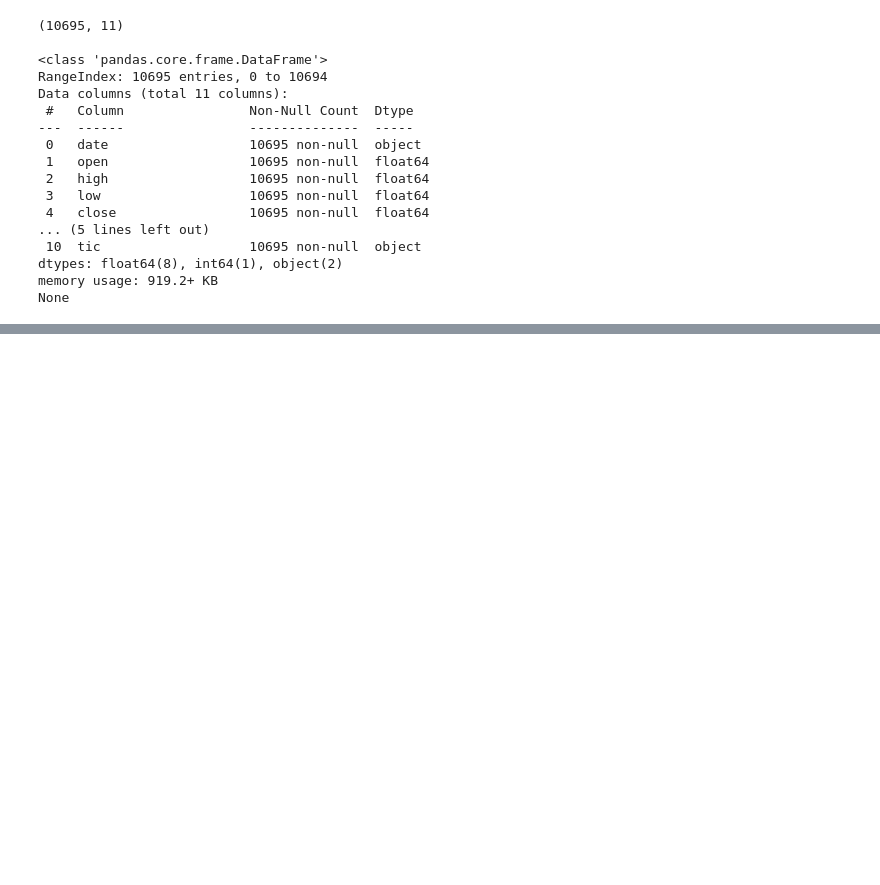
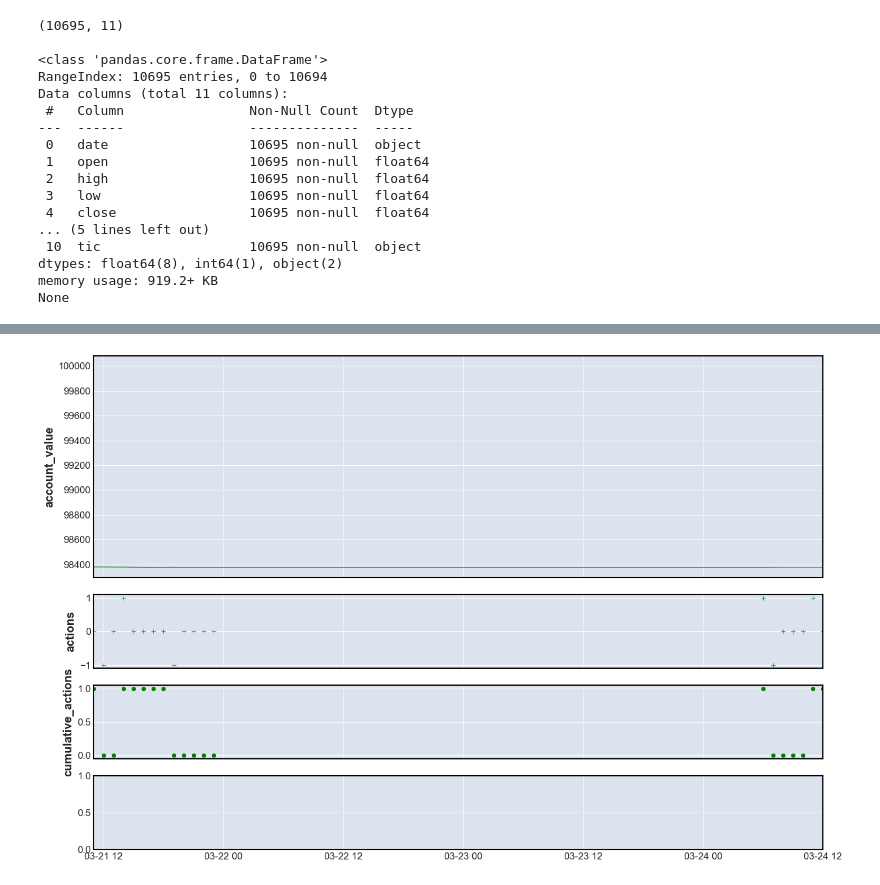
Before and after one commit to eilyich/alqotrading_beta, a Jupyter notebook: development_custom_env.ipynb, the cells around one changed output, grey strips where cells are left out. Drawn from its saved outputs; the diff is of its cells as text; code cells hidden in the pictures; blank space fills up the shorter version.

```diff
--- a/development_custom_env.ipynb
+++ b/development_custom_env.ipynb
@@ -708,7 +765,7 @@ except ValueError:
     df['date'] = pd.to_datetime(df['date'])
     df_output = df.merge(df_actions, on='date', how='left').merge(df_values, on='date', how='left').merge(df_rewards, on='date', how='left')
 
-df_output['actions'] = df_output['actions'].dropna().apply(lambda x: int(x.strip('[]')))
+df_output['actions'] = df_output['actions'].dropna().apply(lambda x: int(float(x.strip('[]'))))
 df_output['actions'] = df_output['actions'].fillna(0).astype(int)
 df_output['cumulative_actions'] = df_output['actions'].cumsum()
 df_output['account_rewards'] = df_output['account_rewards'].fillna(0).astype(int)
@@ -717,26 +774,28 @@ df_output['market_yeld'] = df_output['close'] * (df_output.loc[0, 'account_value
 # %%
 fig, ax = plt.subplots(4,1,figsize=(14, 9), sharex=True, height_ratios=[3,1,1,1])
 
-sns.lineplot(x='date', y='market_yeld', data=df_output, ax=ax[0], color='grey', lw=0.8)
-# sns.lineplot(x='date', y=((df_output['cumulative_actions'] * df_output['close']) + df_output['close'].iloc[0]).pct_change().fillna(0).cumsum(), data=df_output, ax=ax[0], color='red', lw=0.8)
+# sns.lineplot(x='date', y='market_yeld', data=df_output, ax=ax[0], color='grey', lw=0.8)
+# # sns.lineplot(x='date', y=((df_output['cumulative_actions'] * df_output['close']) + df_output['close'].iloc[0]).pct_change().fillna(0).cumsum(), data=df_output, ax=ax[0], color='red', lw=0.8)
 sns.lineplot(x='date', y='account_value', data=df_output, ax=ax[0], color='green', lw=0.8)
 sns.scatterplot(x='date', y='actions', data=df_output, ax=ax[1], color='green', marker='+')
-sns.lineplot(x='date', y='cumulative_actions', data=df_output, ax=ax[2], color='green')
-# sns.scatterplot(x='date', y='account_rewards', data=df_output, ax=ax[3], color='black', marker='+')
-sns.lineplot(x='date', y='cumulative_rewards', data=df_output, ax=ax[3], color='black', lw=0.8)
+sns.scatterplot(x='date', y='cumulative_actions', data=df_output, ax=ax[2], color='green')
+# # sns.scatterplot(x='date', y='account_rewards', data=df_output, ax=ax[3], color='black', marker='+')
+# sns.lineplot(x='date', y='cumulative_rewards', data=df_output, ax=ax[3], color='black', lw=0.8)
 
-plt.axhline(0, color='grey', linestyle='--', lw=0.7)
-plt.sca(ax[0])
-plt.axhline(env_kwargs['initial_amount'], color='black', linestyle='--', lw=0.7)
+# plt.axhline(0, color='grey', linestyle='--', lw=0.7)
+# plt.sca(ax[0])
+# plt.axhline(env_kwargs['initial_amount'], color='black', linestyle='--', lw=0.7)
 
-final_value = int(df_output.iloc[-1]['account_value'])
-final_market_value = int(df_output.iloc[-1]['market_yeld'])
-plt.text(df_output['date'].iloc[-1], final_value + env_kwargs['initial_amount'] / 50, final_value, fontsize=8, color='darkgreen')
-plt.text(df_output['date'].iloc[-1], final_market_value + env_kwargs['initial_amount'] / 50, final_market_value, fontsize=8, color='grey')
-plt.sca(ax[1])
-plt.axhline(0, color='grey', linestyle='--', lw=0.7)
+# final_value = int(df_output.iloc[-1]['account_value'])
+# final_market_value = int(df_output.iloc[-1]['market_yeld'])
+# plt.text(df_output['date'].iloc[-1], final_value + env_kwargs['initial_amount'] / 50, final_value, fontsize=8, color='darkgreen')
+# plt.text(df_output['date'].iloc[-1], final_market_value + env_kwargs['initial_amount'] / 50, final_market_value, fontsize=8, color='grey')
+# plt.sca(ax[1])
+# plt.axhline(0, color='grey', linestyle='--', lw=0.7)
 
-# plt.xlim(df_output['date'].iloc[820], df_output['date'].iloc[860])
+plt.xlim(df_output['date'].iloc[-20], df_output['date'].iloc[-1])
 plt.tight_layout()
 plt.show()
 plt.close()
+# %% [output]
+[figure, added]
```
Also changed, not shown: parts of 8 cells of this notebook, 1 other file.
